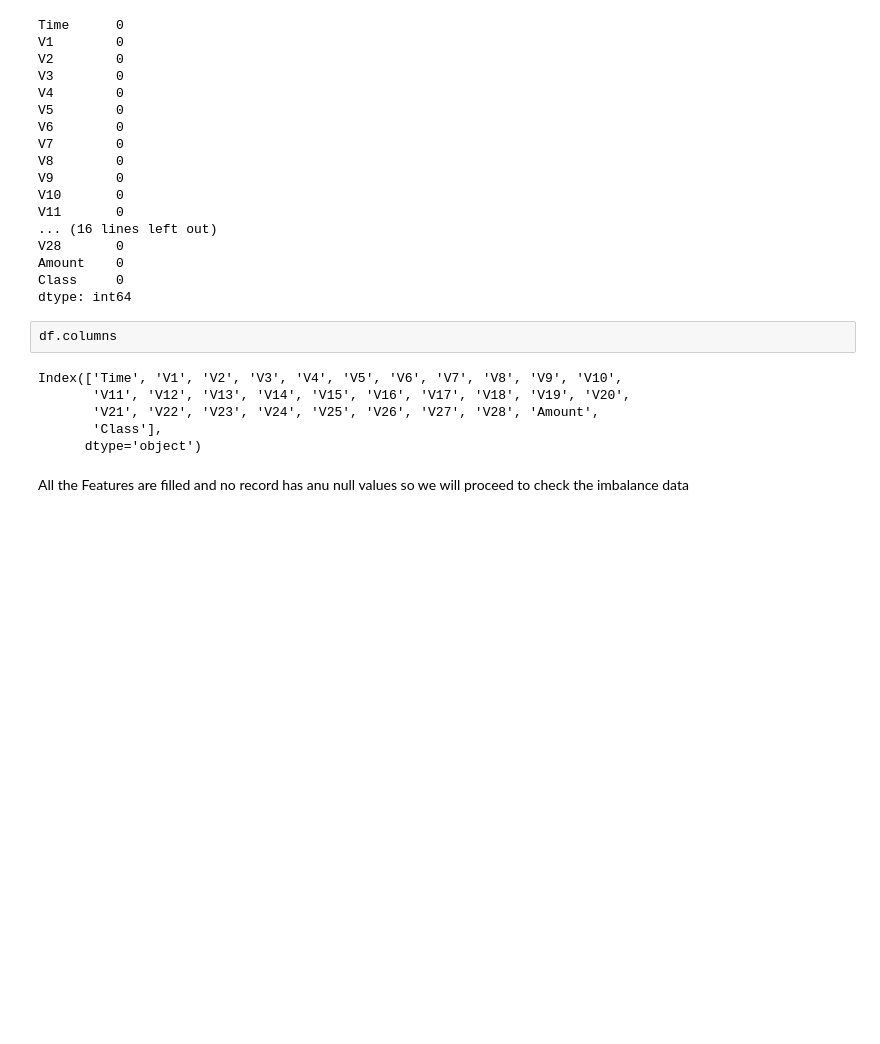
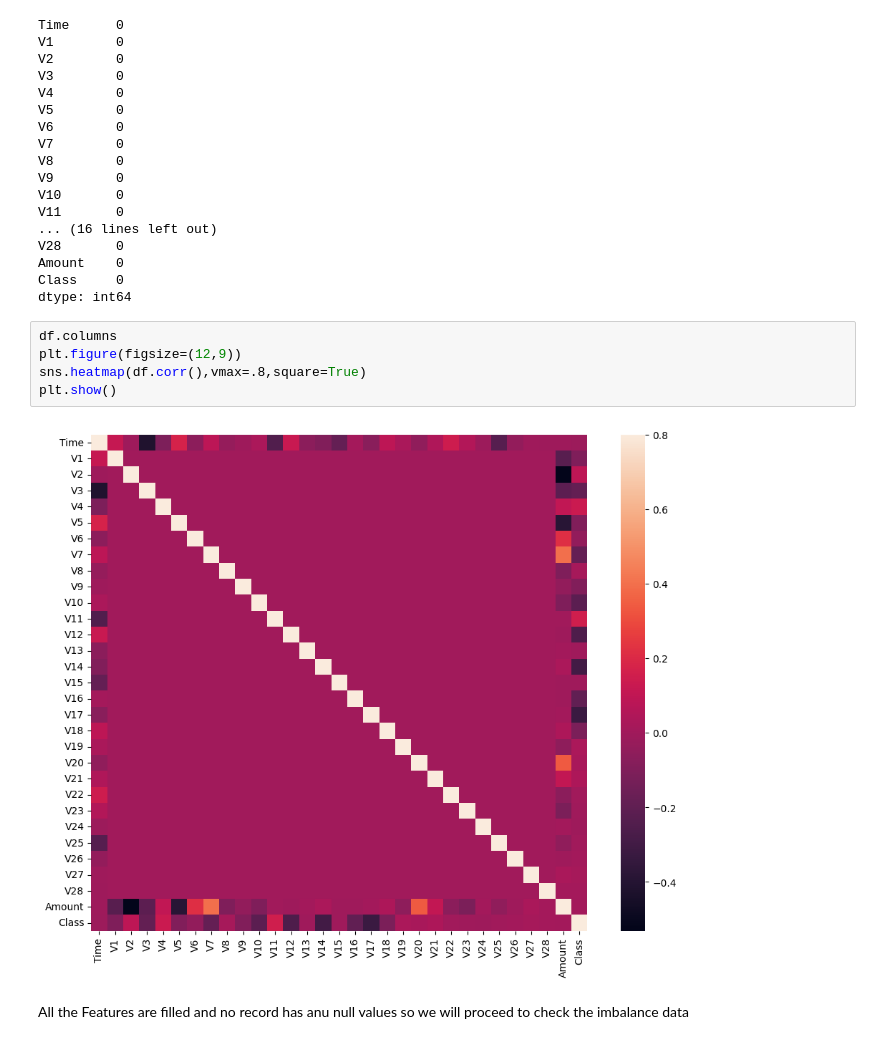
Before and after one commit to Jeeshan-Shrestha/Credit-Card-Fraud-Detection-Model, a Jupyter notebook: model.ipynb, the cells around one changed output. Cells and saved outputs as stored; diff of their text form; blank space fills up the shorter version.

```diff
--- a/model.ipynb
+++ b/model.ipynb
@@ -84,12 +85,11 @@ Class     0
 dtype: int64
 # %%
 df.columns
+plt.figure(figsize=(12,9))
+sns.heatmap(df.corr(),vmax=.8,square=True)
+plt.show()
 # %% [output]
-Index(['Time', 'V1', 'V2', 'V3', 'V4', 'V5', 'V6', 'V7', 'V8', 'V9', 'V10',
-       'V11', 'V12', 'V13', 'V14', 'V15', 'V16', 'V17', 'V18', 'V19', 'V20',
-       'V21', 'V22', 'V23', 'V24', 'V25', 'V26', 'V27', 'V28', 'Amount',
-       'Class'],
-      dtype='object')
+[figure, added]
 # %% [markdown]
 All the Features are filled and no record has anu null values so we will proceed to check the
 imbalance data
```
Also changed, not shown: parts of 3 cells of this notebook.
